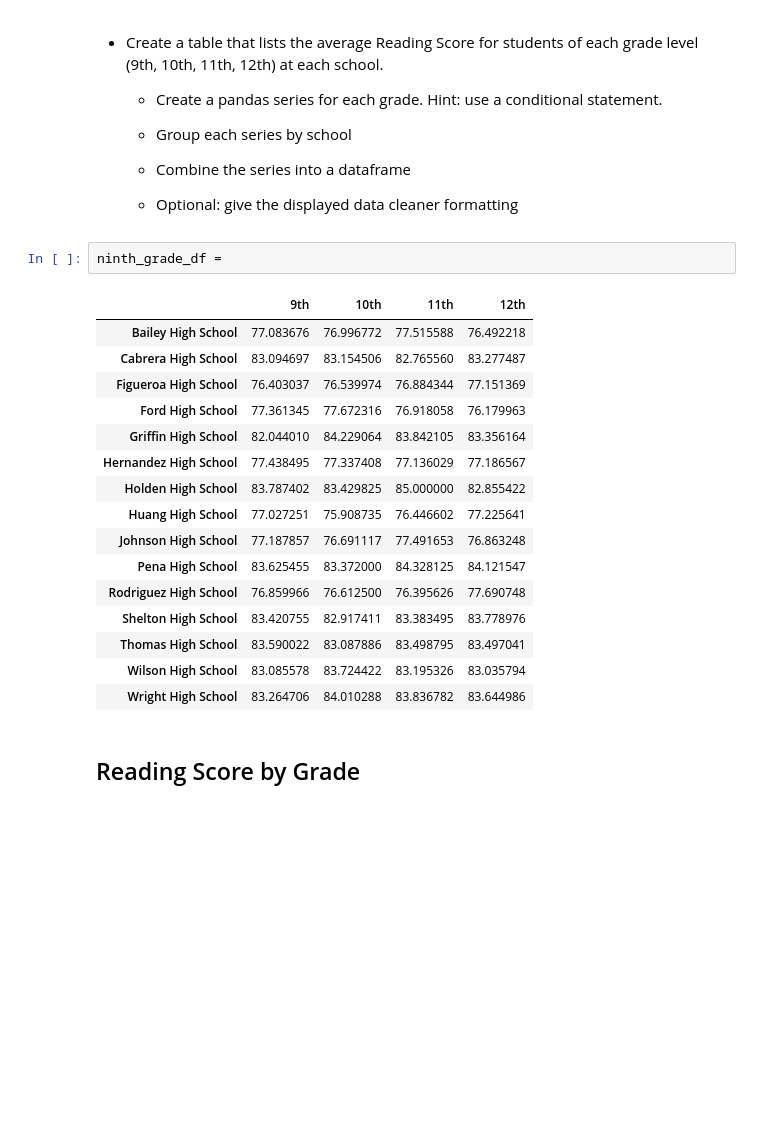
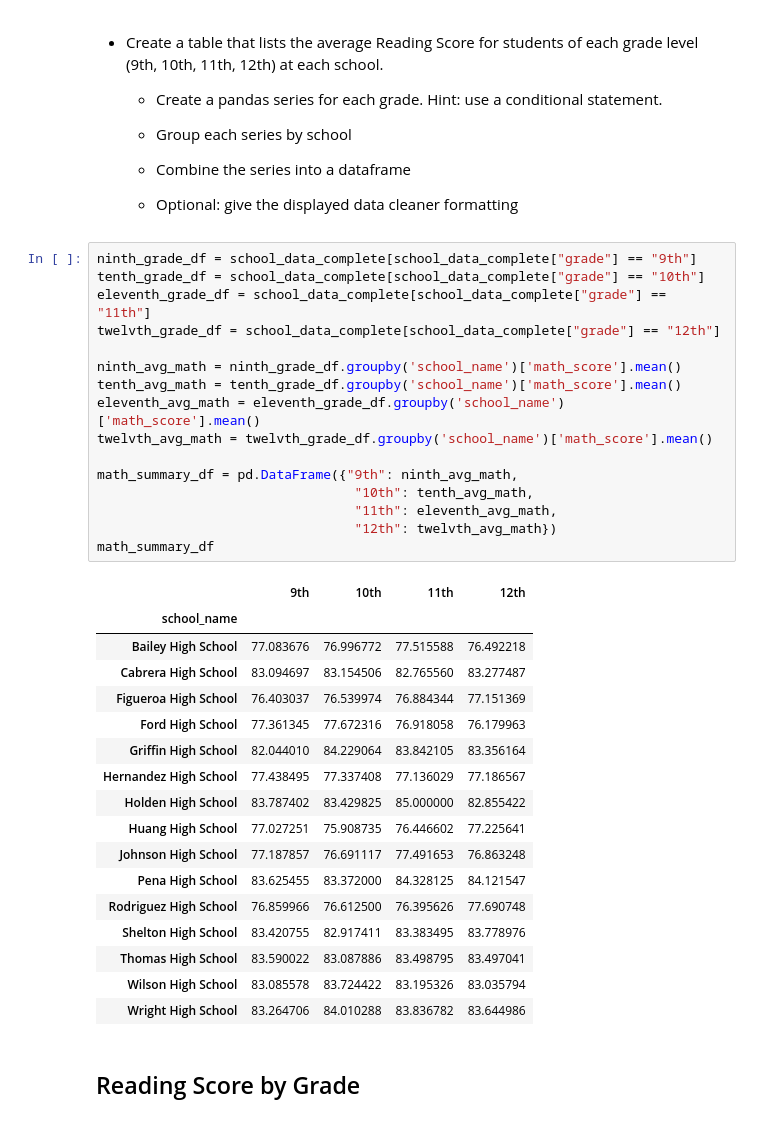
Before and after one commit to vasu11/pandas-challenge, a Jupyter notebook: PyCitySchools/PyCitySchools.ipynb, the cells around one changed output. Saved outputs shown, nothing was run; the diff lists cells and outputs as text; blank space fills up the shorter version.

Commit message:
added math and reading by grade

```diff
--- a/PyCitySchools/PyCitySchools.ipynb
+++ b/PyCitySchools/PyCitySchools.ipynb
@@ -187,25 +187,40 @@ school_summary_df.sort_values('% Overall Passing',ascending=False).nsmallest(5,'
   * Combine the series into a dataframe
 
   * Optional: give the displayed data cleaner formatting
-# %%
-ninth_grade_df =
-# %% [output]
-|  | 9th | 10th | 11th | 12th |
-| Bailey High School | 77.083676 | 76.996772 | 77.515588 | 76.492218 |
-| Cabrera High School | 83.094697 | 83.154506 | 82.765560 | 83.277487 |
-| Figueroa High School | 76.403037 | 76.539974 | 76.884344 | 77.151369 |
-| Ford High School | 77.361345 | 77.672316 | 76.918058 | 76.179963 |
-| Griffin High School | 82.044010 | 84.229064 | 83.842105 | 83.356164 |
-| Hernandez High School | 77.438495 | 77.337408 | 77.136029 | 77.186567 |
-| Holden High School | 83.787402 | 83.429825 | 85.000000 | 82.855422 |
-| Huang High School | 77.027251 | 75.908735 | 76.446602 | 77.225641 |
-| Johnson High School | 77.187857 | 76.691117 | 77.491653 | 76.863248 |
-| Pena High School | 83.625455 | 83.372000 | 84.328125 | 84.121547 |
-| Rodriguez High School | 76.859966 | 76.612500 | 76.395626 | 77.690748 |
-| Shelton High School | 83.420755 | 82.917411 | 83.383495 | 83.778976 |
-| Thomas High School | 83.590022 | 83.087886 | 83.498795 | 83.497041 |
-| Wilson High School | 83.085578 | 83.724422 | 83.195326 | 83.035794 |
-| Wright High School | 83.264706 | 84.010288 | 83.836782 | 83.644986 |
+# %%
+ninth_grade_df = school_data_complete[school_data_complete["grade"] == "9th"]
+tenth_grade_df = school_data_complete[school_data_complete["grade"] == "10th"]
+eleventh_grade_df = school_data_complete[school_data_complete["grade"] == "11th"]
+twelvth_grade_df = school_data_complete[school_data_complete["grade"] == "12th"]
+
+ninth_avg_math = ninth_grade_df.groupby('school_name')['math_score'].mean()
+tenth_avg_math = tenth_grade_df.groupby('school_name')['math_score'].mean()
+eleventh_avg_math = eleventh_grade_df.groupby('school_name')['math_score'].mean()
+twelvth_avg_math = twelvth_grade_df.groupby('school_name')['math_score'].mean()
+
+math_summary_df = pd.DataFrame({"9th": ninth_avg_math,
+                                 "10th": tenth_avg_math,
+                                 "11th": eleventh_avg_math,
+                                 "12th": twelvth_avg_math})
+math_summary_df
+# %% [output]
+|  | 9th | 10th | 11th | 12th |
+| school_name |  |  |  |  |
+| Bailey High School | 77.083676 | 76.996772 | 77.515588 | 76.492218 |
+| Cabrera High School | 83.094697 | 83.154506 | 82.765560 | 83.277487 |
+| Figueroa High School | 76.403037 | 76.539974 | 76.884344 | 77.151369 |
+| Ford High School | 77.361345 | 77.672316 | 76.918058 | 76.179963 |
+| Griffin High School | 82.044010 | 84.229064 | 83.842105 | 83.356164 |
+| Hernandez High School | 77.438495 | 77.337408 | 77.136029 | 77.186567 |
+| Holden High School | 83.787402 | 83.429825 | 85.000000 | 82.855422 |
+| Huang High School | 77.027251 | 75.908735 | 76.446602 | 77.225641 |
+| Johnson High School | 77.187857 | 76.691117 | 77.491653 | 76.863248 |
+| Pena High School | 83.625455 | 83.372000 | 84.328125 | 84.121547 |
+| Rodriguez High School | 76.859966 | 76.612500 | 76.395626 | 77.690748 |
+| Shelton High School | 83.420755 | 82.917411 | 83.383495 | 83.778976 |
+| Thomas High School | 83.590022 | 83.087886 | 83.498795 | 83.497041 |
+| Wilson High School | 83.085578 | 83.724422 | 83.195326 | 83.035794 |
+| Wright High School | 83.264706 | 84.010288 | 83.836782 | 83.644986 |
 # %% [markdown]
 ## Reading Score by Grade
 # %% [markdown]
```
Also changed, not shown: parts of 2 cells of this notebook.
